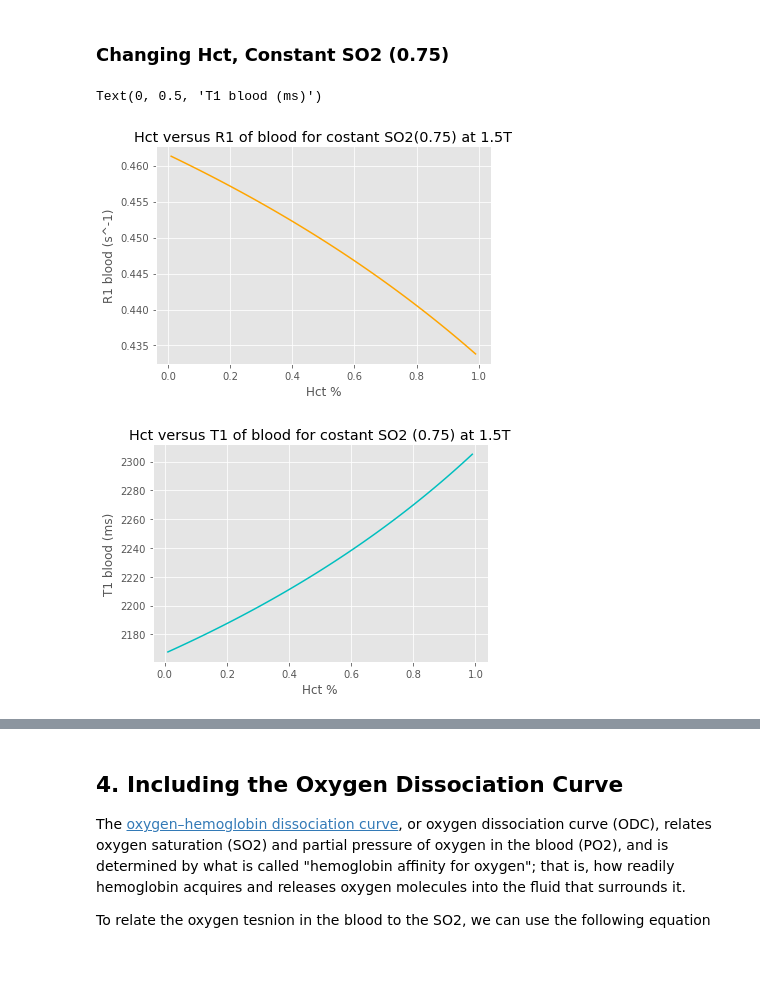
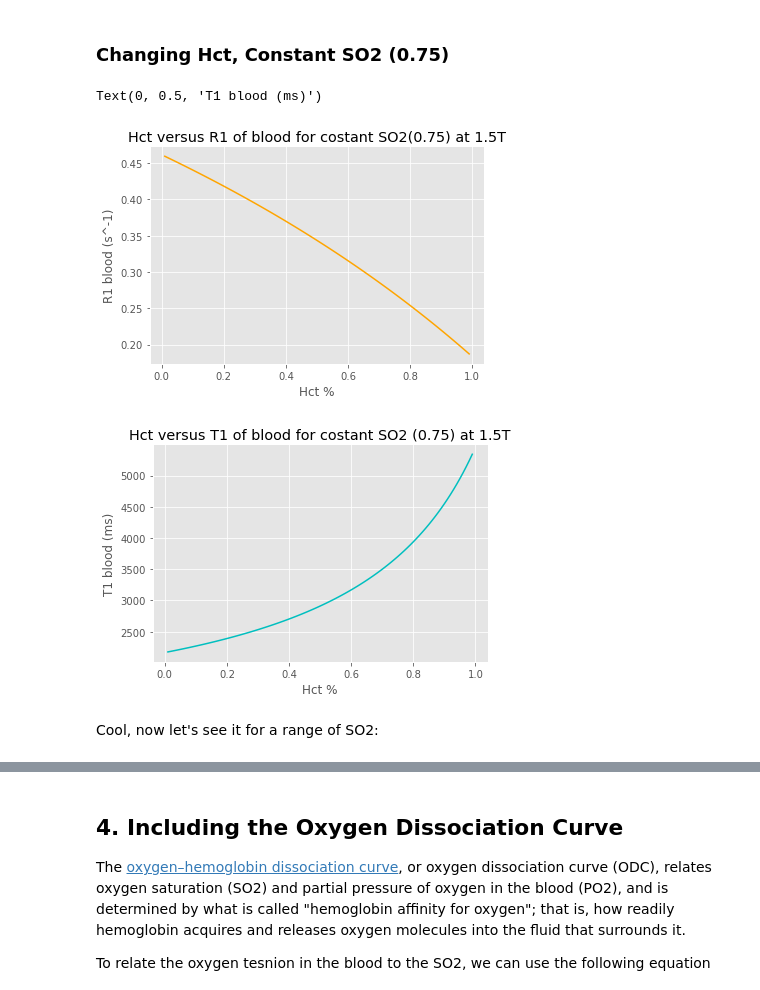
Before and after one commit to em-blue/relaxivity_pO2_notebooks, a Jupyter notebook: relaxivity_po2_playground.ipynb, the cells around one changed output, grey strips where cells are left out. Cells and saved outputs as stored; diff of their text form; code cells hidden in the pictures; blank space fills up the shorter version.

```diff
--- a/relaxivity_po2_playground.ipynb
+++ b/relaxivity_po2_playground.ipynb
@@ -141,27 +252,29 @@ ax.set_aspect(0.8/ax.get_data_ratio(), adjustable='box')
 # %%
 ## R1 and T1 of Blood, depending on SO2 levels
 B0=1.5 # Tesla
 Hct=(np.arange(1,100))/100
 Hb=5.15 # mmol Hb tetramer/L plasma
 fwatere=(0.7*Hct)/((0.7*Hct)+0.95*(1-Hct))
 #print(fwatere)
-so2=0.75
+so2=1
 R1_blood=fwatere*(1.099-(0.057*B0)+((0.033*Hb)*1-so2))+((1-fwatere)*(0.496-0.023*B0))
 
 plt.figure(1)
 plt.plot(Hct,R1_blood, c='orange')
 plt.title('Hct versus R1 of blood for costant SO2(0.75) at 1.5T')
 plt.xlabel('Hct %')
 plt.ylabel('R1 blood (s^-1)')
 
 T1_blood=(1/R1_blood)*1000
 
 plt.figure(2)
 plt.plot(Hct,T1_blood, 'c-')
 plt.title('Hct versus T1 of blood for costant SO2 (0.75) at 1.5T')
 plt.xlabel('Hct %')
 plt.ylabel('T1 blood (ms)')
 # %% [output]
 Text(0, 0.5, 'T1 blood (ms)')
-[figure, old version]
+[figure, new version]
-[figure, old version]
+[figure, new version]
+# %% [markdown]
+Cool, now let's see it for a range of SO2:
```
Also changed, not shown: parts of 10 cells of this notebook.
